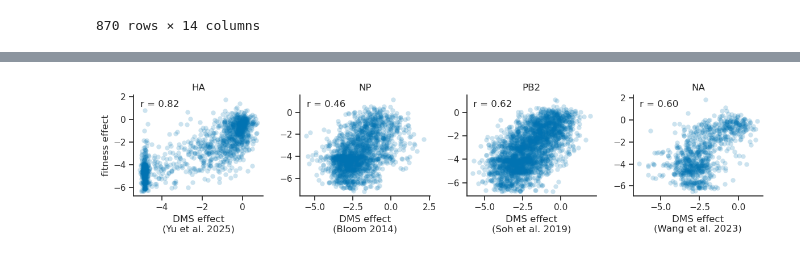
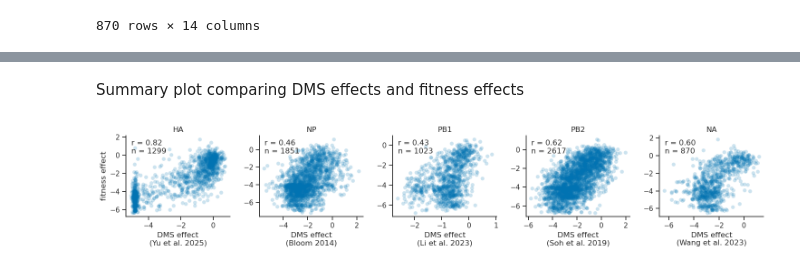
Before and after one commit to matsengrp/flu-mut-rates, a Jupyter notebook: notebooks/analyze_fitness_effects.ipynb, the cells around one changed output, grey strips where cells are left out. Saved outputs shown, nothing was run; the diff lists cells and outputs as text; code cells hidden in the pictures.

```diff
--- a/notebooks/analyze_fitness_effects.ipynb
+++ b/notebooks/analyze_fitness_effects.ipynb
@@ -364,0 +335,20 @@ plt.show()
+# %%
+# Get fitness data
+pb1_fitness_data = fitness_df[
+    (fitness_df['gene'] == 'PB1') &
+    (fitness_df['mut_class'] == 'nonsynonymous') &
+    (fitness_df['expected_count'] >= count_threshold_dms_comparison) &
+    (fitness_df['subtype'] == 'all')
+].copy()
+pb1_fitness_data['codon_site'] = pb1_fitness_data['codon_site'].astype(int)
+
+# Read in processed DMS data and merge with fitness data
+pb1_dms_data = (
+    pd.read_csv('../results/dms_data/Li_PB1/processed_dms_data.csv')
+    .rename(columns={'tree_reference_site': 'codon_site'})
+    .merge(pb1_fitness_data, on=['codon_site', 'wt_aa', 'mut_aa'], how='inner')
+    .sort_values('codon_site')
+)
+print('N muts with data:', len(pb1_dms_data))
+print('N sites with data:', pb1_dms_data['codon_site'].nunique())
+pb1_dms_data.head()
@@ -365,30 +364,35 @@ plt.show()
+# %% [markdown]
+Summary plot comparing DMS effects and fitness effects
 # %%
 datasets = [
     ('HA',  ha_dms_data),
     ('NP',  np_dms_data),
+    ('PB1', pb1_dms_data),
     ('PB2', pb2_dms_data),
     ('NA',  na_dms_data),
 ]
 author_year = {
     'HA' : 'Yu et al. 2025',
     'NP' : 'Bloom 2014',
+    'PB1' : 'Li et al. 2023',
     'PB2' : 'Soh et al. 2019',
     'NA' : 'Wang et al. 2023',
 }
 
-fig, axs = plt.subplots(1, len(datasets), figsize=(12, 3))
+fig, axs = plt.subplots(1, len(datasets), figsize=(15, 3))
 
 for ax, (label, df) in zip(axs, datasets):
     r = df['dms_effect'].corr(df['delta_fitness'])
+    n = len(df)
     sns.scatterplot(x='dms_effect', y='delta_fitness', data=df, alpha=0.2, linewidth=0, ax=ax)
-    ax.annotate(f'r = {r:.2f}', xy=(0.05, 0.95), xycoords='axes fraction', va='top')
+    ax.annotate(f'r = {r:.2f}\nn = {n}', xy=(0.05, 0.95), xycoords='axes fraction', va='top')
     ax.set(
         title=label, xlabel=f'DMS effect\n({author_year[label]})',
         ylabel='fitness effect' if ax is axs[0] else ''
     )
     sns.despine(ax=ax)
 
 plt.tight_layout()
 plt.show()
 # %% [output]
-[figure, old version]
+[figure, new version]
```
Also changed, not shown: parts of 12 cells of this notebook, 1 other file.
